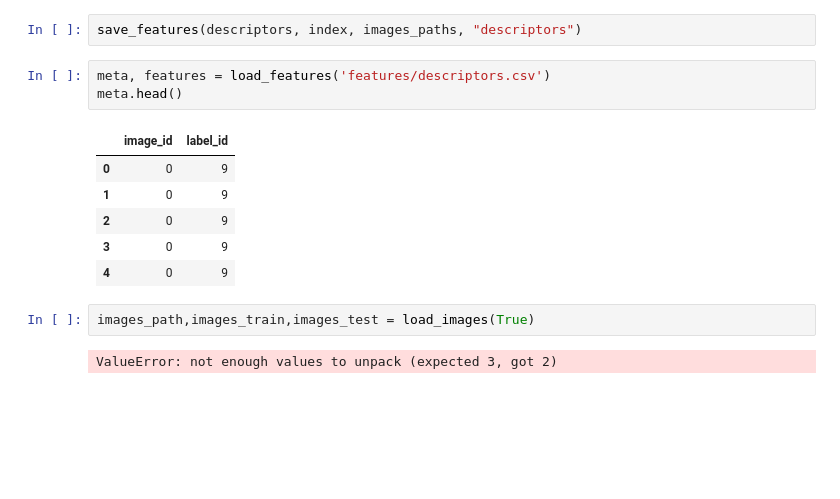
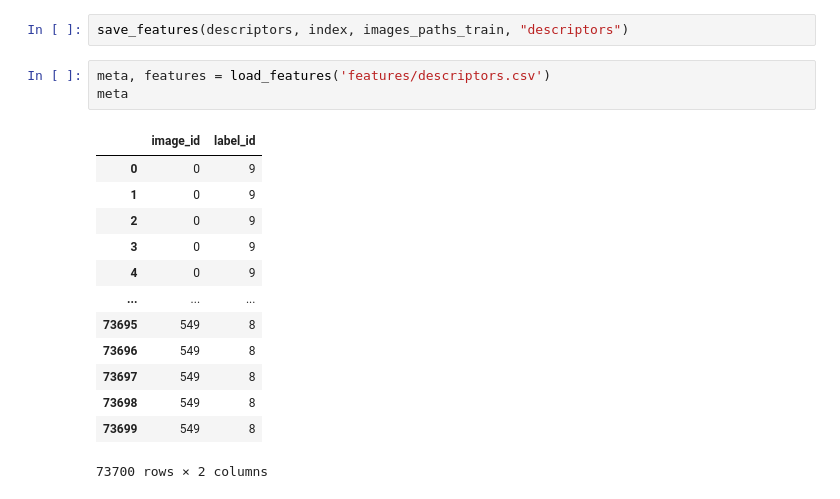
Before and after one commit to IgnacioGarciaLuengo/CBIR, a Jupyter notebook: clasificacion_imagenes_cifra10.ipynb, the cells around one changed output. Cells and saved outputs as stored; diff of their text form; blank space fills up the shorter version.

```diff
--- a/clasificacion_imagenes_cifra10.ipynb
+++ b/clasificacion_imagenes_cifra10.ipynb
@@ -54,18 +57,21 @@ print("Dimensiones del descriptor de la primera imagen:", descriptors[1].shape)
 # %% [output]
 Dimensiones del descriptor de la primera imagen: (73, 128)
 # %%
-save_features(descriptors, index, images_paths, "descriptors")
+save_features(descriptors, index, images_paths_train, "descriptors")
 # %%
 meta, features = load_features('features/descriptors.csv')
-meta.head()
+meta
 # %% [output]
 |  | image_id | label_id |
 | 0 | 0 | 9 |
 | 1 | 0 | 9 |
 | 2 | 0 | 9 |
 | 3 | 0 | 9 |
 | 4 | 0 | 9 |
+| ... | ... | ... |
+| 73695 | 549 | 8 |
+| 73696 | 549 | 8 |
+| 73697 | 549 | 8 |
+| 73698 | 549 | 8 |
+| 73699 | 549 | 8 |
+73700 rows × 2 columns
-# %%
-images_path,images_train,images_test = load_images(True)
-# %% [output]
-ValueError: not enough values to unpack (expected 3, got 2)
```
Also changed, not shown: parts of 7 cells of this notebook.
